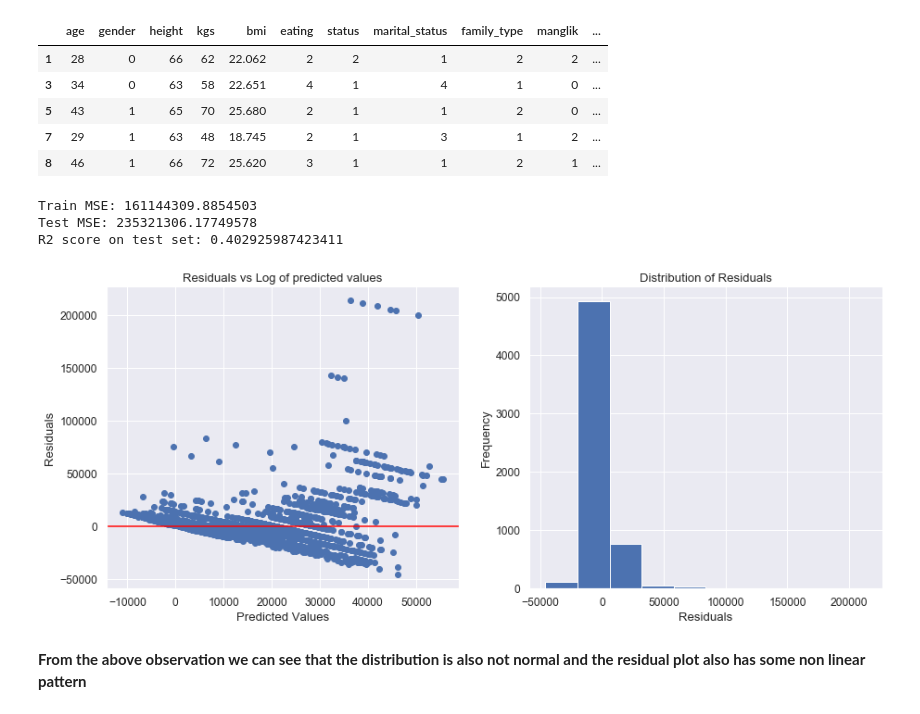
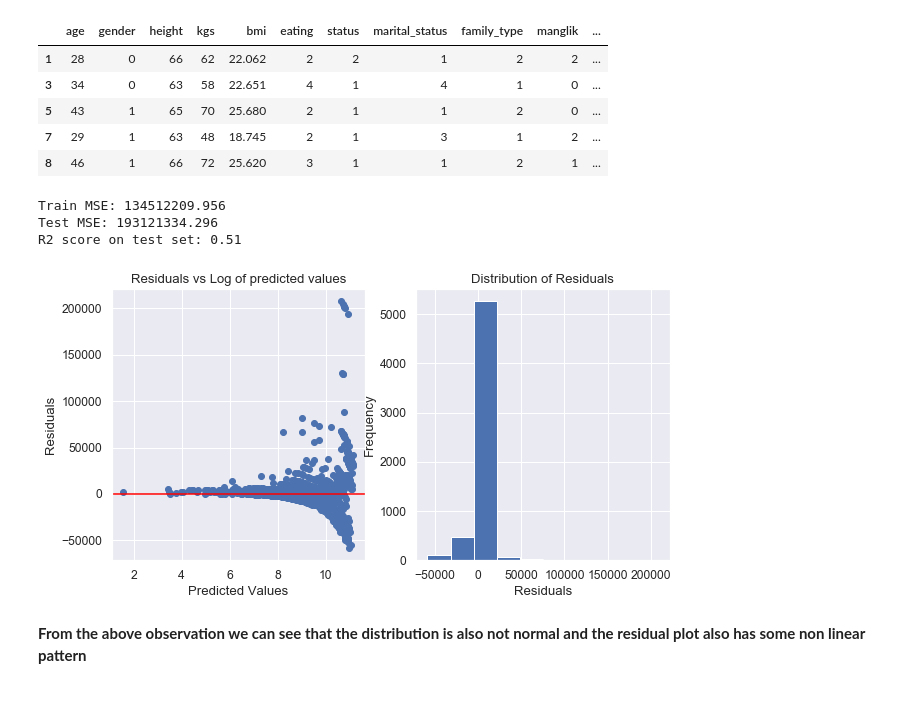
Before and after one commit to Wangsherpa/homework-1, a Jupyter notebook: ai1_c1_homework1_students.ipynb, the cells around one changed output. Saved outputs shown, nothing was run; the diff lists cells and outputs as text; code cells hidden in the pictures.

```diff
--- a/ai1_c1_homework1_students.ipynb
+++ b/ai1_c1_homework1_students.ipynb
@@ -1158,10 +1136,15 @@ df_train.head()
 | 7 | 29 | 1 | 63 | 48 | 18.745 | 2 | 1 | 3 | 1 | 2 | ... |
 | 8 | 46 | 1 | 66 | 72 | 25.620 | 3 | 1 | 1 | 2 | 1 | ... |
 # %%
+def one_hot_encode(df):
+    cat_columns = ['city', 'eating', 'family_type', 'manglik', 'drinking', 'smoking', 'values', 'body']
+    X = pd.get_dummies(df, columns=cat_columns, drop_first=True)
+    return X
+
 # choosing predictor and response variables on train and test set
-X_train = df_train.drop('income', axis=1)
+X_train = one_hot_encode(df_train.drop('income', axis=1))
 y_train = df_train.income
-X_test = df_test.drop('income', axis=1)
+X_test = one_hot_encode(df_test.drop('income', axis=1))
 y_test = df_test.income
 
 # Create an object of LinearRegression
@@ -1172,42 +1155,43 @@ mlinreg.fit(X_train, y_train)
 
 # predict on train set
 y_train_preds = mlinreg.predict(X_train)
+log_y_train_preds = np.log(y_train_preds)
 
 # predict on test set
 y_test_preds = mlinreg.predict(X_test)
 
 # calculate mse on train and test set
 train_mse = mean_squared_error(y_train, y_train_preds)
 test_mse = mean_squared_error(y_test, y_test_preds)
 
 # calculate R2 score on test set
 test_R2 = r2_score(y_test, y_test_preds)
 
 # Print all the infor
-print(f"Train MSE: {train_mse}")
-print(f"Test MSE: {test_mse}")
-print(f"R2 score on test set: {test_R2}")
+print(f"Train MSE: {train_mse:.3f}")
+print(f"Test MSE: {test_mse:.3f}")
+print(f"R2 score on test set: {test_R2:.2f}")
 
 # calculate residuals
 mlin_residuals = y_train - y_train_preds
 
 # Plot
-fig, ax = plt.subplots(1, 2, figsize=(15, 6))
-ax[0].scatter(y_train_preds, mlin_residuals)
+fig, ax = plt.subplots(1, 2, figsize=(10, 5))
+ax[0].scatter(log_y_train_preds, mlin_residuals)
 ax[0].set_title('Residuals vs Log of predicted values')
 ax[0].axhline(0, color='red')
 ax[0].set_xlabel('Predicted Values')
 ax[0].set_ylabel('Residuals')
 ax[1].hist(mlin_residuals)
 ax[1].set_xlabel('Residuals')
 ax[1].set_ylabel('Frequency')
 ax[1].set_title('Distribution of Residuals')
 plt.show()
 # %% [output]
-Train MSE: 161144309.8854503
-Test MSE: 235321306.17749578
-R2 score on test set: 0.402925987423411
+Train MSE: 134512209.956
+Test MSE: 193121334.296
+R2 score on test set: 0.51
-[figure, old version]
+[figure, new version]
 # %% [markdown]
 **From the above observation we can see that the distribution is also not normal and the residual plot also has some non linear pattern**
 # %% [markdown]
```
Also changed, not shown: parts of 1 cell of this notebook.
